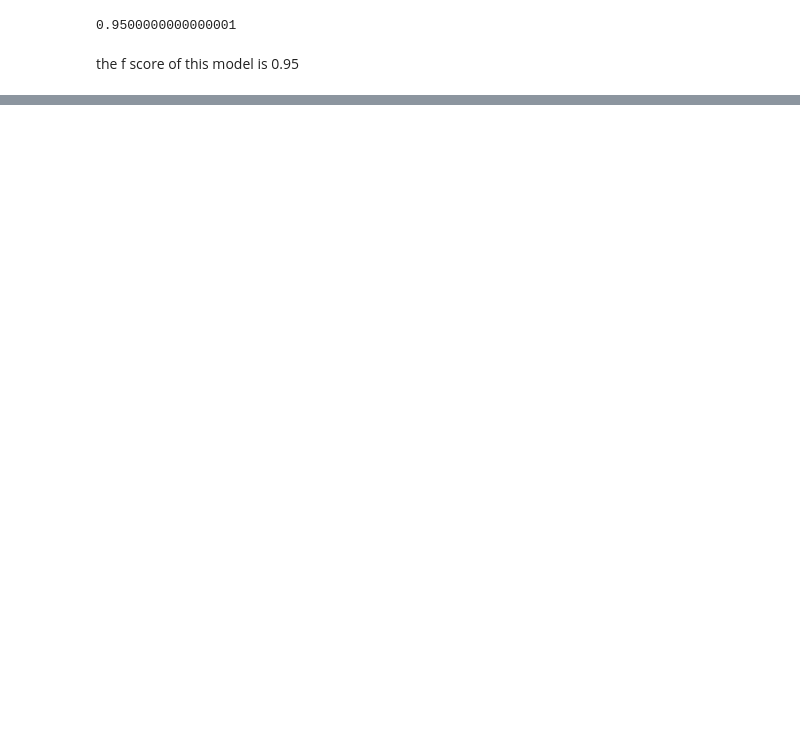
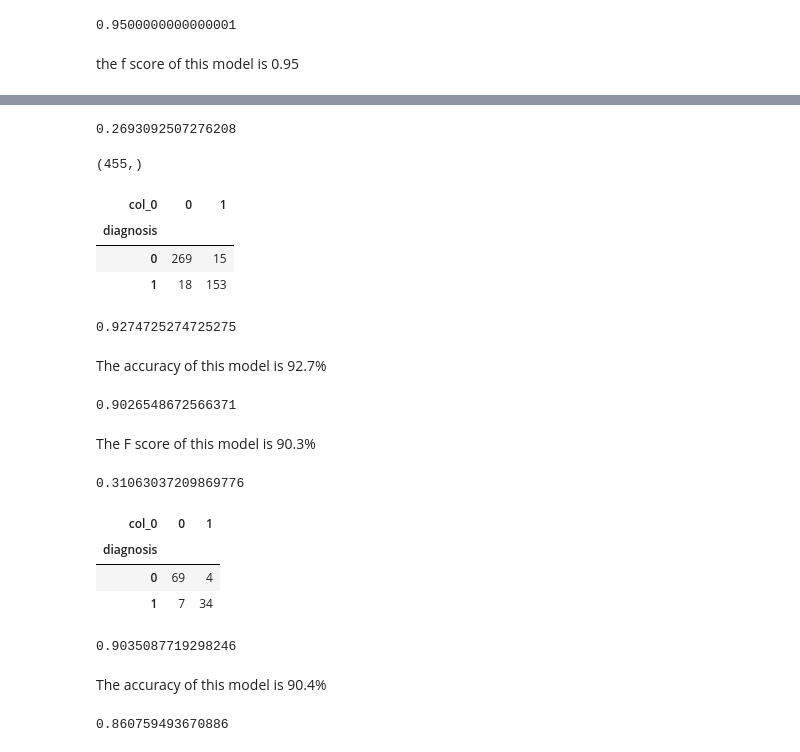
Before and after one commit to simrankota/info370, a Jupyter notebook: assignments/ps-classification.ipynb, the cells around one changed output, grey strips where cells are left out. Drawn from its saved outputs; the diff is of its cells as text; code cells hidden in the pictures; blank space fills up the shorter version.

```diff
--- a/assignments/ps-classification.ipynb
+++ b/assignments/ps-classification.ipynb
@@ -297,0 +306,31 @@ the f score of this model is 0.95
+# %%
+X1 = data[['radius.mean', 'texture.mean', 'area.mean', 'smoothness.mean']]
+# %%
+Xtrain, Xvalid, ytrain, yvalid = train_test_split(X1, y, test_size = 0.2)
+# %%
+m = LogisticRegression(solver='lbfgs', C=1e9).fit(Xtrain, ytrain)
+# %%
+yhat = m.predict(Xtrain)
+# %%
+rmse = np.sqrt(np.mean((ytrain - yhat)**2))
+rmse
+# %% [output]
+0.2693092507276208
+# %%
+yhat.shape
+# %% [output]
+(455,)
+# %%
+pd.crosstab(ytrain, yhat)
+# %% [output]
+| col_0 | 0 | 1 |
+| diagnosis |  |  |
+| 0 | 269 | 15 |
+| 1 | 18 | 153 |
+# %%
+a = (153 + 269) / 455
+a
+# %% [output]
+0.9274725274725275
+# %% [markdown]
+The accuracy of this model is 92.7%
@@ -297,0 +341,27 @@ the f score of this model is 0.95
+# %%
+F = 2 / (1 / p + 1 / r)
+F
+# %% [output]
+0.9026548672566371
+# %% [markdown]
+The F score of this model is 90.3%
+# %%
+yhat = m.predict(Xvalid)
+rmse = np.sqrt(np.mean((yvalid - yhat)**2))
+rmse
+# %% [output]
+0.31063037209869776
+# %%
+pd.crosstab(yvalid, yhat)
+# %% [output]
+| col_0 | 0 | 1 |
+| diagnosis |  |  |
+| 0 | 69 | 4 |
+| 1 | 7 | 34 |
+# %%
+a = (34 + 69) / 114
+a
+# %% [output]
+0.9035087719298246
+# %% [markdown]
+The accuracy of this model is 90.4%
@@ -297,0 +372,5 @@ the f score of this model is 0.95
+# %%
+F = 2 / (1 / p + 1 / r)
+F
+# %% [output]
+0.860759493670886
```
Also changed, not shown: parts of 20 cells of this notebook, 2 other files.
